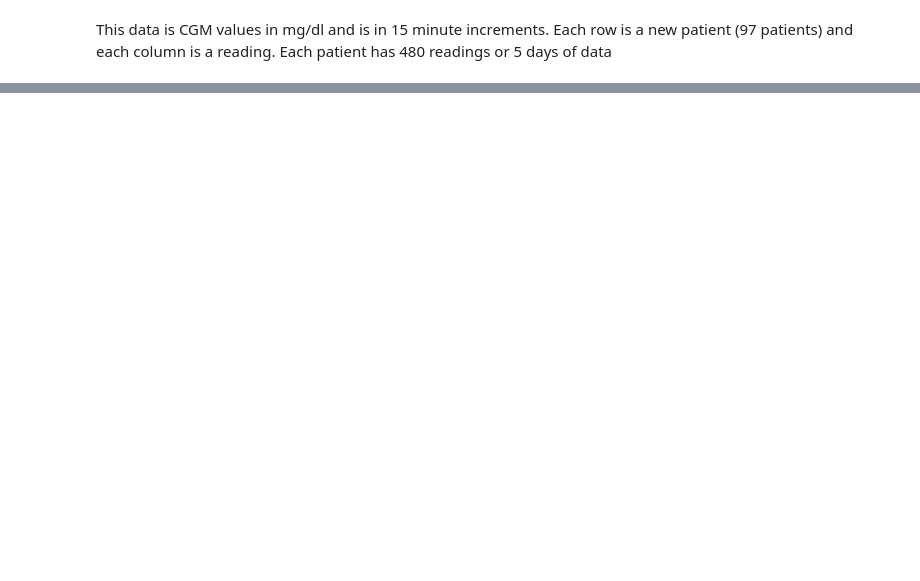
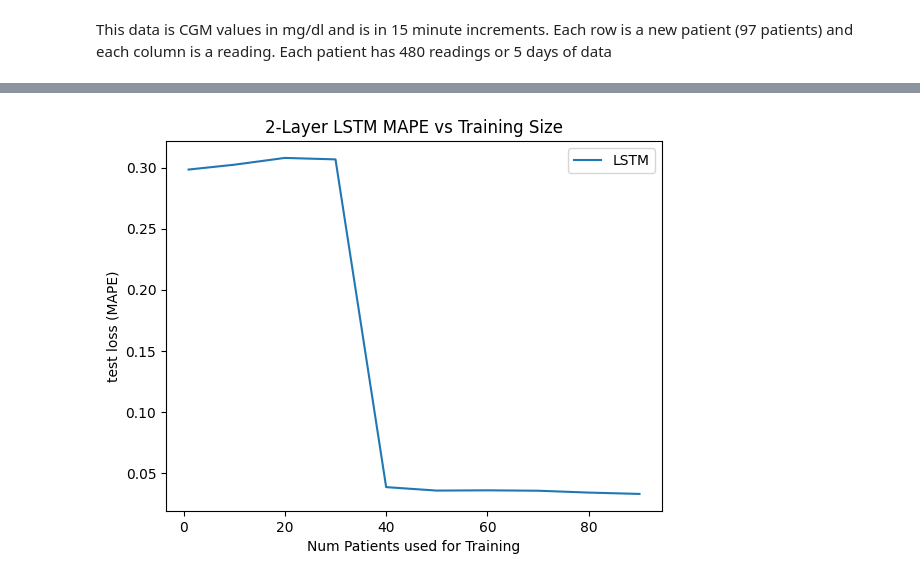
Before and after one commit to rewazzu/cgm-deeplearning, a Jupyter notebook: LSTM.ipynb, the cells around one changed output, grey strips where cells are left out. Drawn from its saved outputs; the diff is of its cells as text; code cells hidden in the pictures; blank space fills up the shorter version.

```diff
--- a/LSTM.ipynb
+++ b/LSTM.ipynb
@@ -138,0 +289,11 @@ plt.show()
+# %%
+#Training Curve
+plt.figure()
+plt.plot(training_patients_sizes,final_test_losses, label = "LSTM")
+plt.ylabel("test loss (MAPE)")
+plt.xlabel("Num Patients used for Training")
+plt.title("2-Layer LSTM MAPE vs Training Size")
+plt.legend()
+plt.show()
+# %% [output]
+[figure, added]
```
Also changed, not shown: parts of 25 cells of this notebook, 5 other files.
